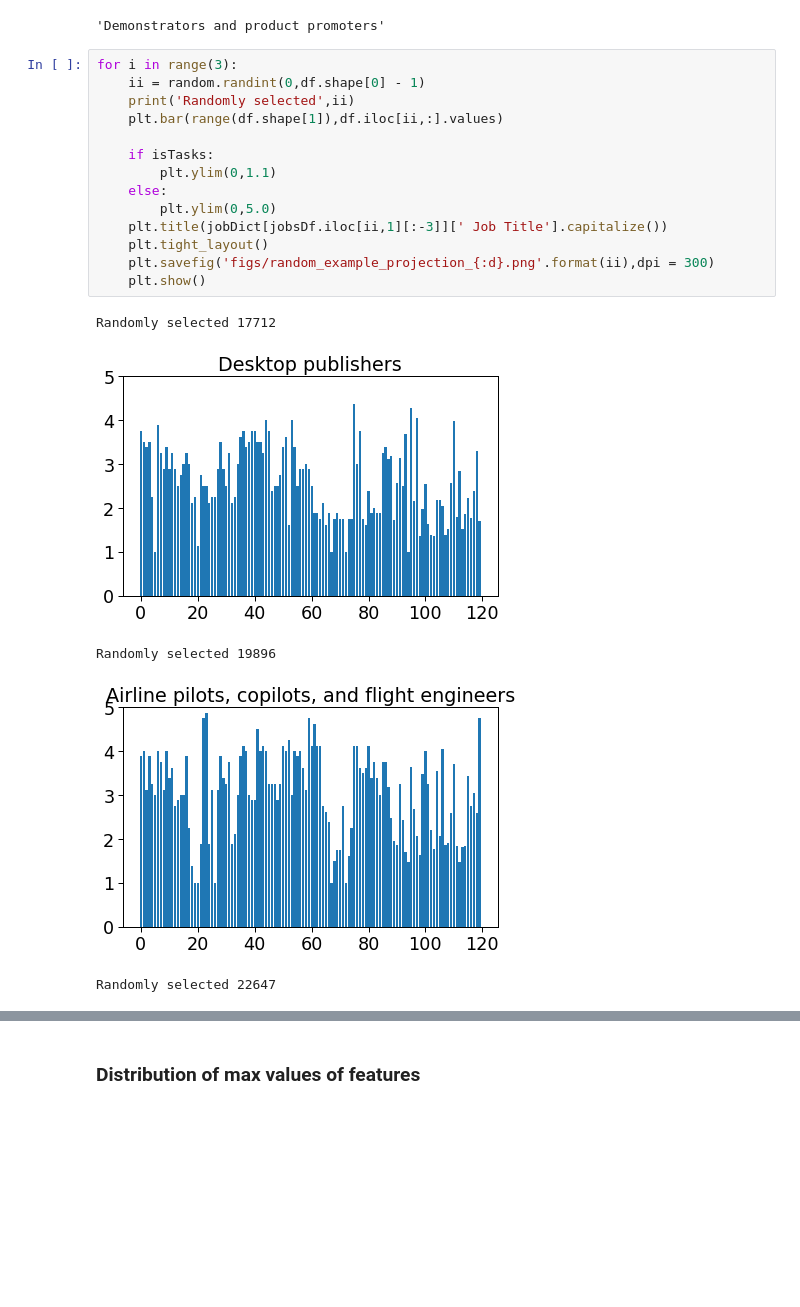
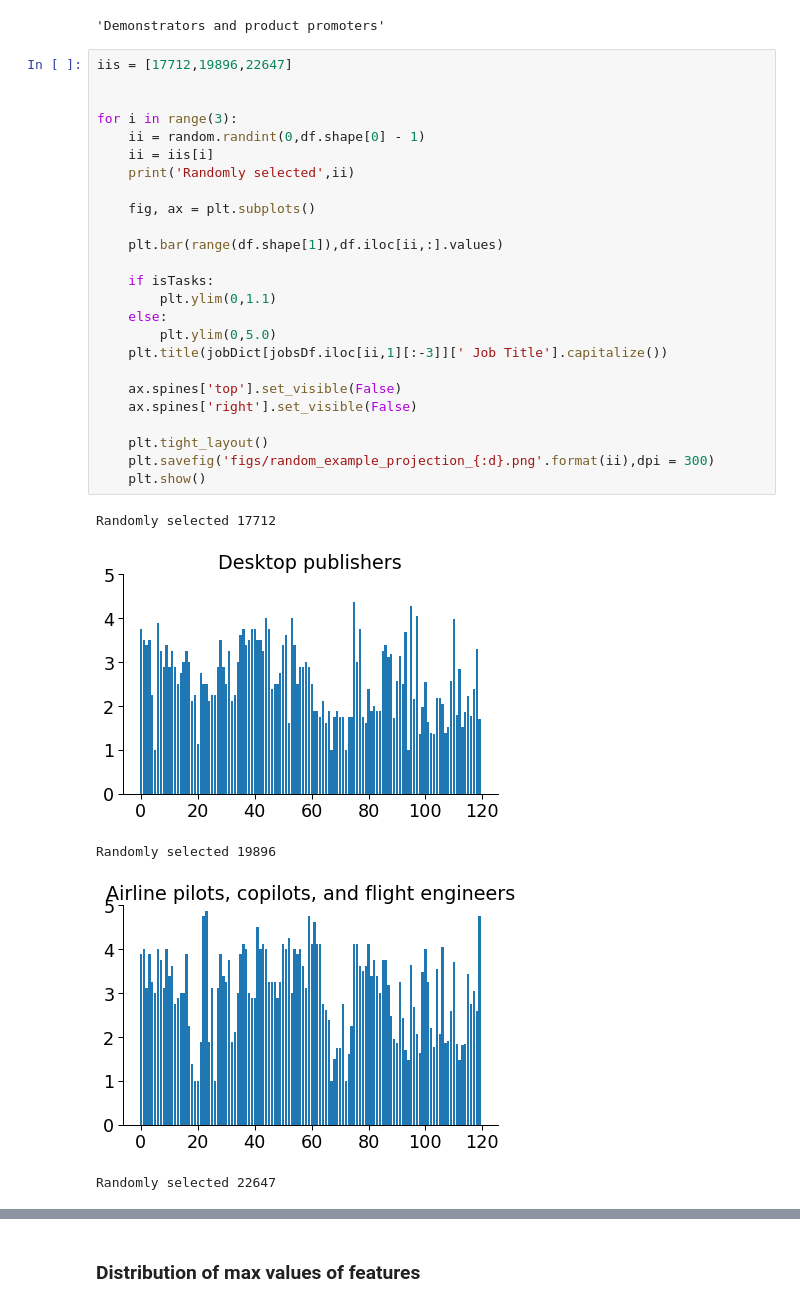
Before and after one commit to alexrutherford/generative_jobs, a Jupyter notebook: vae_new_jobs.ipynb, the cells around one changed output, grey strips where cells are left out. Drawn from its saved outputs; the diff is of its cells as text; blank space fills up the shorter version.

```diff
--- a/vae_new_jobs.ipynb
+++ b/vae_new_jobs.ipynb
@@ -78,22 +78,33 @@ ii
 # %% [output]
 'Demonstrators and product promoters'
 # %%
+iis = [17712,19896,22647]
+
+
 for i in range(3):
     ii = random.randint(0,df.shape[0] - 1)
+    ii = iis[i]
     print('Randomly selected',ii)
+
+    fig, ax = plt.subplots()
+
     plt.bar(range(df.shape[1]),df.iloc[ii,:].values)
 
     if isTasks:
         plt.ylim(0,1.1)
     else:
         plt.ylim(0,5.0)
     plt.title(jobDict[jobsDf.iloc[ii,1][:-3]][' Job Title'].capitalize())
+
+    ax.spines['top'].set_visible(False)
+    ax.spines['right'].set_visible(False)
+
     plt.tight_layout()
     plt.savefig('figs/random_example_projection_{:d}.png'.format(ii),dpi = 300)
     plt.show()
 # %% [output]
 Randomly selected 17712
-[figure, old version]
+[figure, new version]
 Randomly selected 19896
-[figure, old version]
+[figure, new version]
 Randomly selected 22647
```
Also changed, not shown: parts of 16 cells of this notebook, 21 other files.
